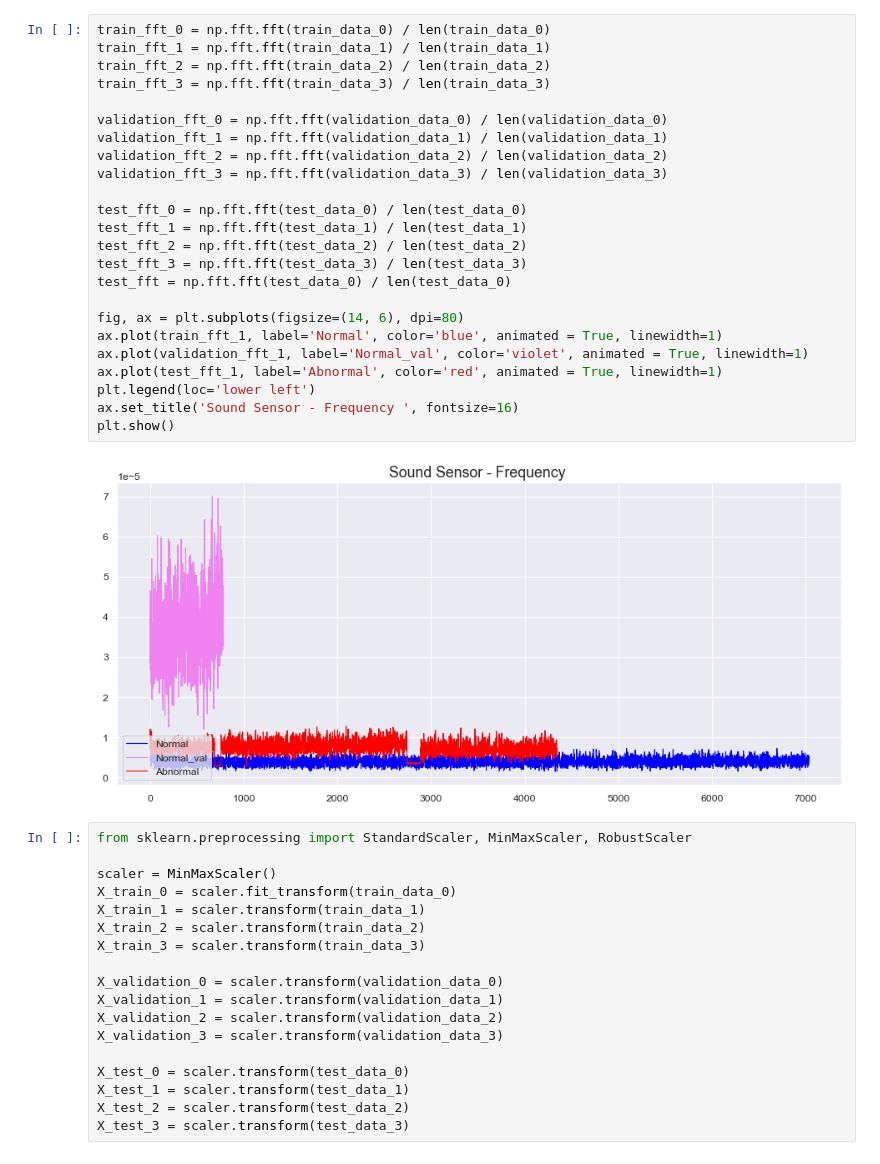
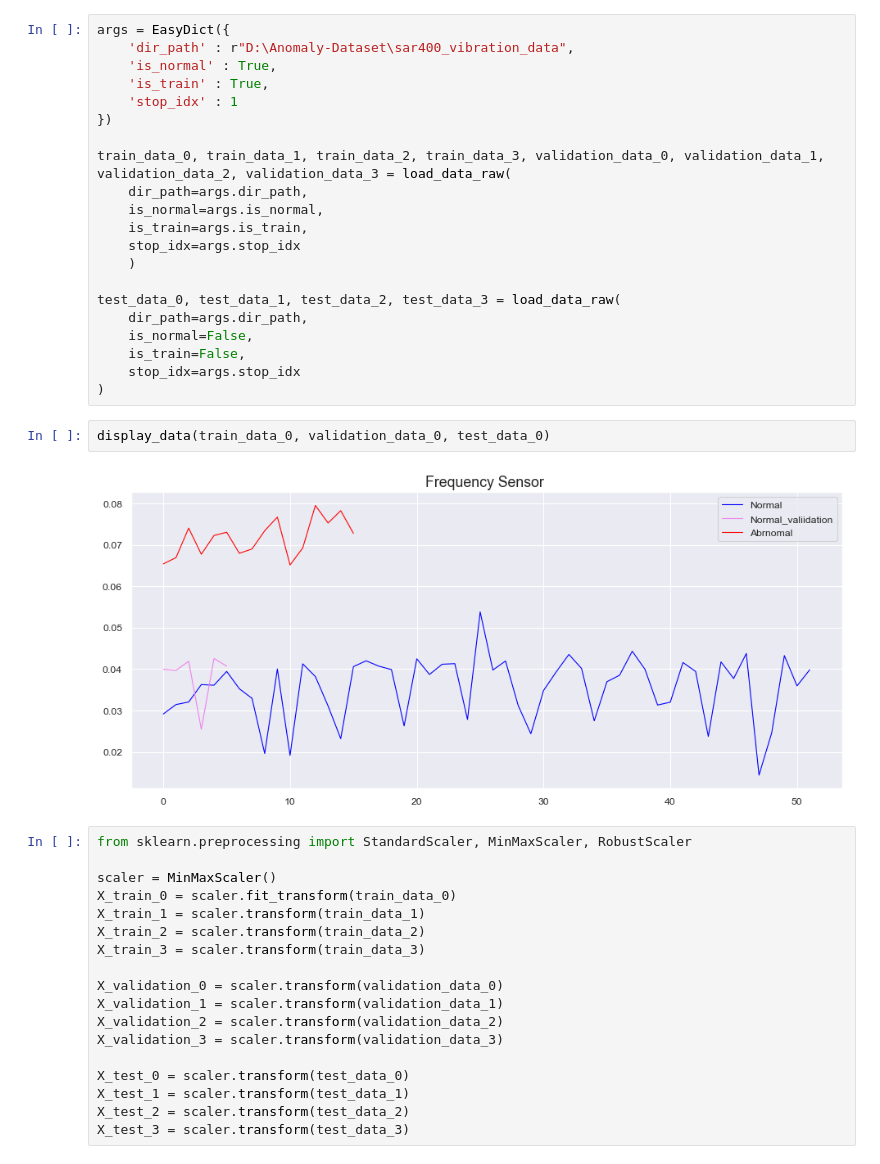
Before and after one commit to oune/AnomalyDetection, a Jupyter notebook: train_LSTM_AE.ipynb, the cells around one changed output. Saved outputs shown, nothing was run; the diff lists cells and outputs as text.

```diff
--- a/train_LSTM_AE.ipynb
+++ b/train_LSTM_AE.ipynb
@@ -140,29 +19,28 @@ plt.show()
-# %%
-train_fft_0 = np.fft.fft(train_data_0) / len(train_data_0)
-train_fft_1 = np.fft.fft(train_data_1) / len(train_data_1)
-train_fft_2 = np.fft.fft(train_data_2) / len(train_data_2)
-train_fft_3 = np.fft.fft(train_data_3) / len(train_data_3)
-
-validation_fft_0 = np.fft.fft(validation_data_0) / len(validation_data_0)
-validation_fft_1 = np.fft.fft(validation_data_1) / len(validation_data_1)
-validation_fft_2 = np.fft.fft(validation_data_2) / len(validation_data_2)
-validation_fft_3 = np.fft.fft(validation_data_3) / len(validation_data_3)
-
-test_fft_0 = np.fft.fft(test_data_0) / len(test_data_0)
-test_fft_1 = np.fft.fft(test_data_1) / len(test_data_1)
-test_fft_2 = np.fft.fft(test_data_2) / len(test_data_2)
-test_fft_3 = np.fft.fft(test_data_3) / len(test_data_3)
-test_fft = np.fft.fft(test_data_0) / len(test_data_0)
-
-fig, ax = plt.subplots(figsize=(14, 6), dpi=80)
-ax.plot(train_fft_1, label='Normal', color='blue', animated = True, linewidth=1)
-ax.plot(validation_fft_1, label='Normal_val', color='violet', animated = True, linewidth=1)
-ax.plot(test_fft_1, label='Abnormal', color='red', animated = True, linewidth=1)
-plt.legend(loc='lower left')
-ax.set_title('Sound Sensor - Frequency ', fontsize=16)
-plt.show()
-# %% [output]
-[figure, removed]
+# %%
+args = EasyDict({
+    'dir_path' : r"D:\Anomaly-Dataset\sar400_vibration_data",
+    'is_normal' : True,
+    'is_train' : True,
+    'stop_idx' : 1
+})
+
+train_data_0, train_data_1, train_data_2, train_data_3, validation_data_0, validation_data_1, validation_data_2, validation_data_3 = load_data_raw(
+    dir_path=args.dir_path,
+    is_normal=args.is_normal,
+    is_train=args.is_train,
+    stop_idx=args.stop_idx
+    )
+
+test_data_0, test_data_1, test_data_2, test_data_3 = load_data_raw(
+    dir_path=args.dir_path,
+    is_normal=False,
+    is_train=False,
+    stop_idx=args.stop_idx
+)
+# %%
+display_data(train_data_0, validation_data_0, test_data_0)
+# %% [output]
+[figure, added]
 # %%
 from sklearn.preprocessing import StandardScaler, MinMaxScaler, RobustScaler
 
```
Also changed, not shown: parts of 15 cells of this notebook, 2 other files.
